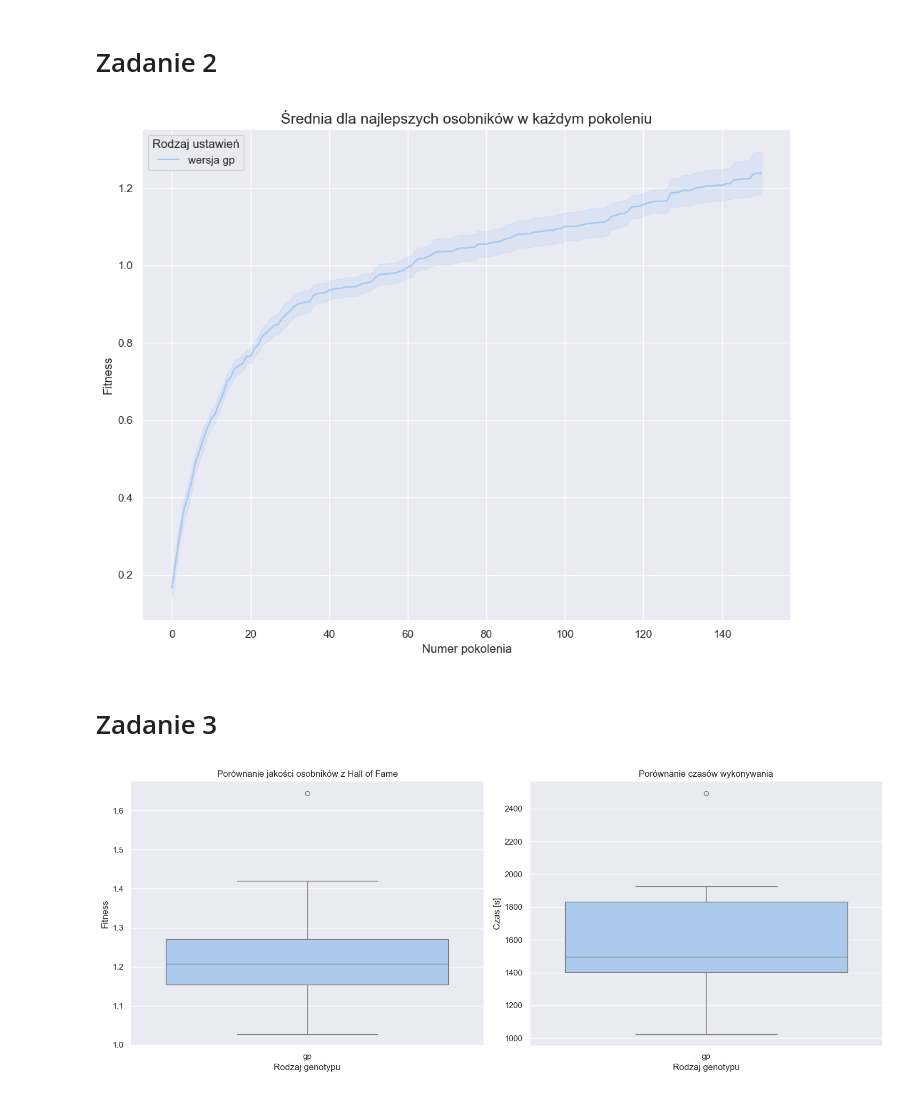
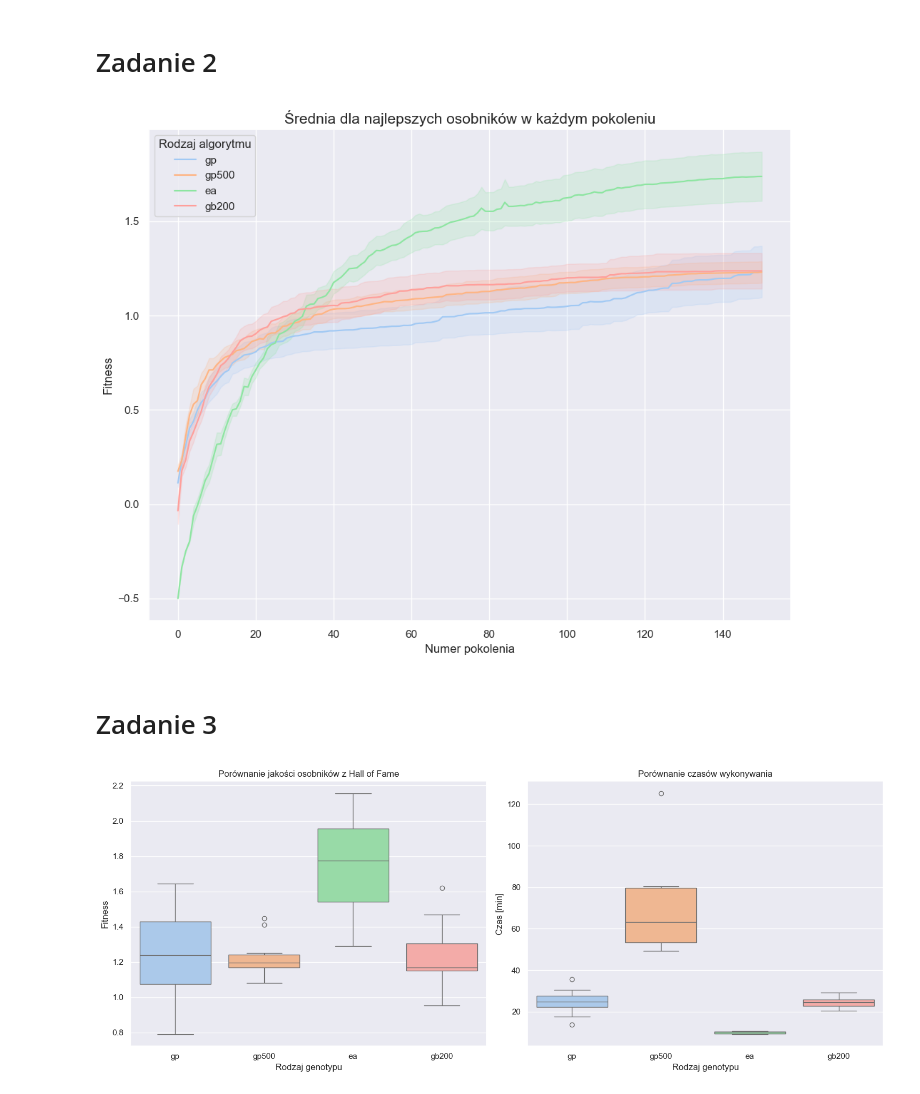
Before and after one commit to anras5/evolutionary-algorithms, a Jupyter notebook: lab6/lab6.ipynb, the cells around one changed output. Saved outputs shown, nothing was run; the diff lists cells and outputs as text; code cells hidden in the pictures.

```diff
--- a/lab6/lab6.ipynb
+++ b/lab6/lab6.ipynb
@@ -6,6 +8,6 @@ import matplotlib.pyplot as plt
 sns.set()
 # %%
-TYPES = ["gp"]
+TYPES = ["gp", "gp500", "ea", "gb200"]
 palette = sns.color_palette("pastel", len(TYPES))
 color_map = dict(zip(TYPES, palette))
 # %% [markdown]
@@ -16,14 +18,14 @@ plt.figure(figsize=(10, 8))
 for _type in TYPES:
     for i in range(1, 11):
         df = pd.read_csv(f"../framspy/lab6/{_type}/Deap/{i}.csv", usecols=['gen', 'max'])
-        sns.lineplot(df, x='gen', y='max', color=color_map[_type], label=f"wersja {_type}" if i == 1 else "")
+        sns.lineplot(df, x='gen', y='max', color=color_map[_type], label=f"{_type}" if i == 1 else "")
 
 plt.title("Najlepszy osobnik w każdym pokoleniu", fontsize=15)
 plt.ylabel("Fitness")
 plt.xlabel("Numer pokolenia")
 
-plt.legend(title="Rodzaj ustawień")
+plt.legend(title="Rodzaj algorytmu")
 plt.tight_layout()
-plt.savefig('1-przebiegi.png')
+plt.savefig('plots/1-przebiegi.png')
 plt.show()
 # %% [output]
@@ -38,18 +40,18 @@ for _type in TYPES:
     for i in range(1, 11):
         df_temp = pd.read_csv(f"../framspy/lab6/{_type}/Deap/{i}.csv", usecols=['gen', 'max'])
         df = pd.concat([df, df_temp])
-    sns.lineplot(df, x='gen', y='max', color=color_map[_type], label=f"wersja {_type}", errorbar=("sd", 0.3))
+    sns.lineplot(df, x='gen', y='max', color=color_map[_type], label=f"{_type}", errorbar=("sd", 0.5))
 
 plt.title("Średnia dla najlepszych osobników w każdym pokoleniu", fontsize=15)
 plt.ylabel("Fitness")
 plt.xlabel("Numer pokolenia")
 
-plt.legend(title="Rodzaj ustawień")
+plt.legend(title="Rodzaj algorytmu")
 plt.tight_layout()
-plt.savefig('2-przebiegi-agregacja.png')
+plt.savefig('plots/2-przebiegi-agregacja.png')
 plt.show()
 # %% [output]
-[figure, old version]
+[figure, new version]
 # %% [markdown]
 # Zadanie 3
 # %%
@@ -58,33 +60,34 @@ axes = axes.flatten()
 
 # FITNESS
 data = {_type: [] for _type in TYPES}
 for _type in TYPES:
     for i in range(1, 11):
         with open(f"../framspy/lab6/{_type}/HoF/{i}.gen") as file:
             for line in file:
                 if line.startswith("vertpos"):
                     value = float(line.split(':')[1])
                     data[_type].append(value)
 
 df = pd.DataFrame(data)
 sns.boxplot(df, palette='pastel', ax=axes[0])
 axes[0].set_title("Porównanie jakości osobników z Hall of Fame")
 axes[0].set_xlabel("Rodzaj genotypu")
 axes[0].set_ylabel("Fitness")
 
 data = {_type: [] for _type in TYPES}
 for _type in TYPES:
     df = pd.read_csv(f"../framspy/lab6/{_type}/times.txt")
     data[_type] = df['time'].to_list()
 
 df = pd.DataFrame(data)
+df = df / 60
 sns.boxplot(df, palette='pastel', ax=axes[1])
 axes[1].set_title("Porównanie czasów wykonywania")
 axes[1].set_xlabel("Rodzaj genotypu")
-axes[1].set_ylabel("Czas [s]")
+axes[1].set_ylabel("Czas [min]")
 
 plt.tight_layout()
-plt.savefig('3-boxplot.png')
+plt.savefig('plots/3-boxplot.png')
 plt.show()
 # %% [output]
-[figure, old version]
+[figure, new version]
```
Also changed, not shown: parts of 2 cells of this notebook, 5 other files.
